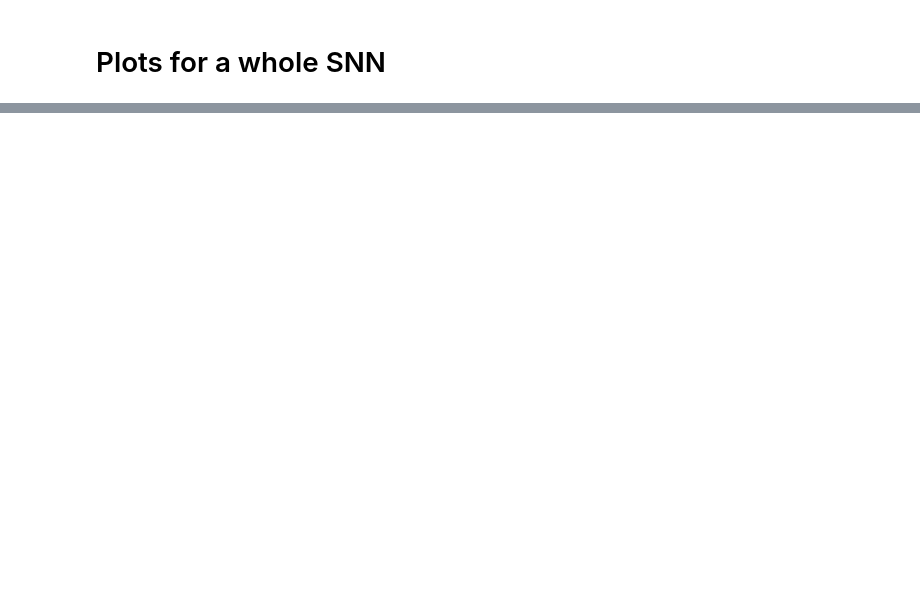
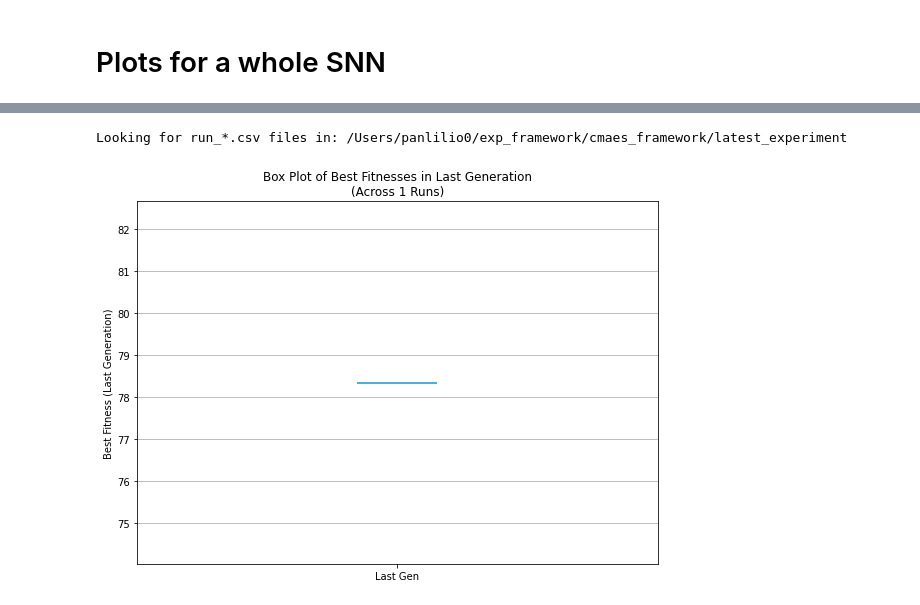
Before and after one commit to panlilio0/exp_framework, a Jupyter notebook: cmaes_framework/snn_log/visualize_logs.ipynb, the cells around one changed output, grey strips where cells are left out. Drawn from its saved outputs; the diff is of its cells as text; code cells hidden in the pictures; blank space fills up the shorter version.

Commit message:
Added boxplot code

```diff
--- a/cmaes_framework/snn_log/visualize_logs.ipynb
+++ b/cmaes_framework/snn_log/visualize_logs.ipynb
@@ -35,0 +36,5 @@ Looking for run_*.csv files in: /Users/jamesgaskell/Desktop/CSC/Ind-Study/exp_fr
+# %%
+plots.boxplot_last_generation_fitness("latest_experiment")
+# %% [output]
+Looking for run_*.csv files in: /Users/panlilio0/exp_framework/cmaes_framework/latest_experiment
+[figure, added]
```
Also changed, not shown: parts of 3 cells of this notebook, 1 other file.
